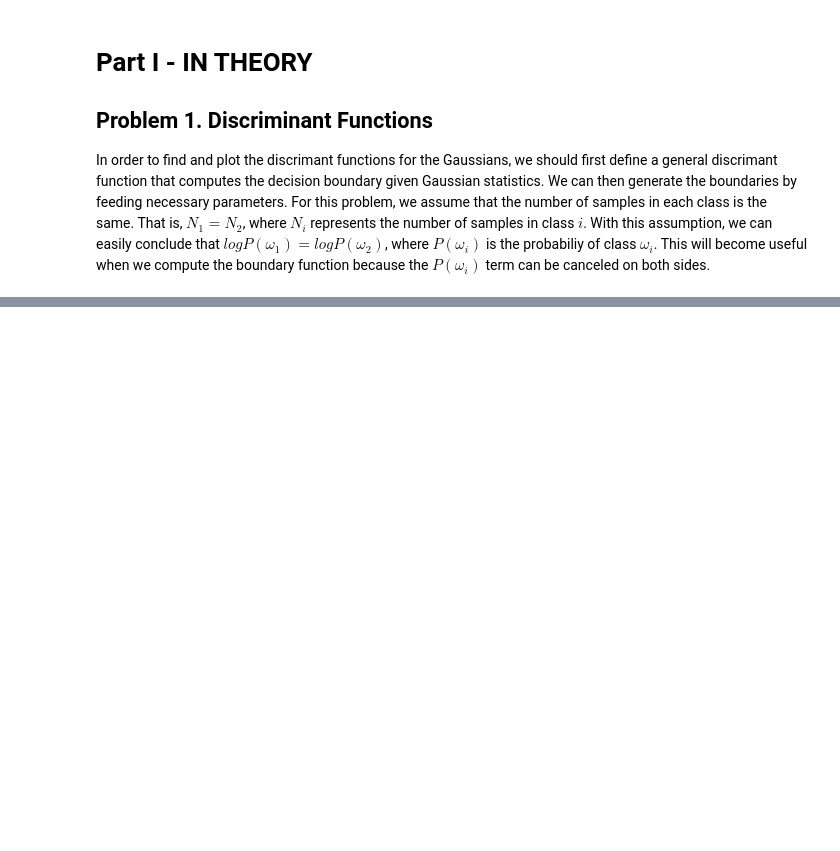
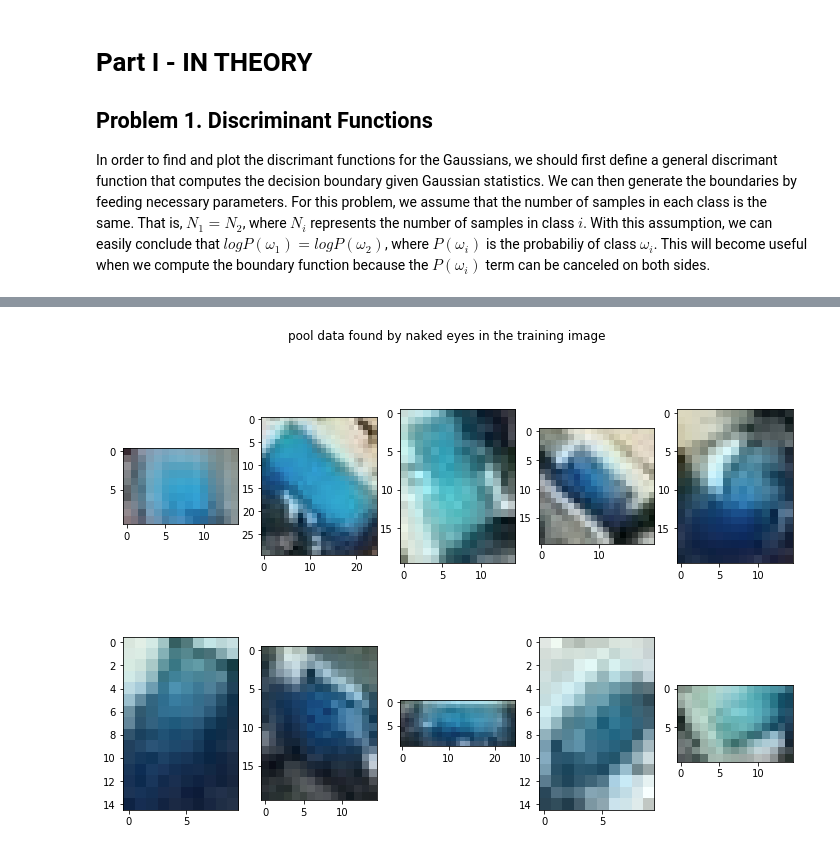
Before and after one commit to biggytruck/CS598PS, a Jupyter notebook: Problem_Set_3/Problem_Set_3.ipynb, the cells around one changed output, grey strips where cells are left out. Saved outputs shown, nothing was run; the diff lists cells and outputs as text; code cells hidden in the pictures; blank space fills up the shorter version.

```diff
--- a/Problem_Set_3/Problem_Set_3.ipynb
+++ b/Problem_Set_3/Problem_Set_3.ipynb
@@ -350,0 +415,88 @@ plt.show()
+# %%
+# load images
+train_img = mpimg.imread('ekalismall.png')
+test_img = mpimg.imread('ekalismall2.png')
+
+# display training data found by naked eyes
+raw_train_data = []
+idxs = np.array([[270, 280, 200, 215], [160, 190, 440, 465], [200, 220, 300,315], [140, 160, 635,655], \
+       [200, 220,665, 680], [425,440,560,570], [455,475,765,780], [670,680, 70,95],\
+        [580,595,395,405], [605,615,430,445]])
+plt.figure(figsize=(12,8))
+plt.suptitle('pool data found by naked eyes in the training image')
+for i, idx in enumerate(idxs):
+    r_min = idx[0]
+    r_max = idx[1]
+    c_min = idx[2]
+    c_max = idx[3]
+    d = train_img[r_min:r_max, c_min:c_max, :]
+    raw_train_data.append(d)
+    plt.subplot(2, len(idxs)/2, i+1)
+    plt.imshow(d)
+
+# get the top-left index for each 5-by-5 pool data
+pool_top_idx = []
+for idx in idxs:
+    for i in range(idx[0], idx[1], 5):
+        for j in range(idx[2], idx[3], 5):
+            pool_top_idx.append([i,j])
+
+# process data to get training data and label
+row,col,_ = train_img.shape
+im_train_data = [[],[]]
+for r in range(0, row//5*5-5, 5):
+    for c in range(0, col//5*5-5, 5):
+        img = train_img[r:r+5, c:c+5]
+        if [r,c] in pool_top_idx:
+            im_train_data[0].append(img)
+        else:
+            im_train_data[1].append(img)
+pool = np.array(im_train_data[0])
+non_pool = np.array(im_train_data[1])
+im_train_data = np.concatenate((pool, non_pool), axis=0)
+im_train_data = im_train_data.reshape((-1, 100))
+im_train_label = [np.zeros(len(pool)), np.ones(len(non_pool))]
+N = len(pool) + len(non_pool)
+im_prior = [len(pool)/N, len(non_pool)/N]
+
+# generate gaussians
+P_GC = Gaussian_clusters(im_train_data, im_train_label, k=75, cluster=2)
+P_GC.find_clusters()
+
+# process data to get testing data
+row,col,_ = test_img.shape
+r_grid = row//5*5-5
+c_grid = col//5*5-5
+im_test_data = []
+for r in range(0, r_grid, 5):
+    for c in range(0, c_grid, 5):
+        img = test_img[r:r+5, c:c+5]
+        im_test_data.append(img)
+im_test_data = np.array(im_test_data)
+im_test_data = im_test_data.reshape((-1, 100))
+im_test_pca = (P_GC.w_pca @ (im_test_data - P_GC.x_mean).T).T
+
+# compute Gaussian statistics
+pool_mean, non_pool_mean = P_GC.means
+pool_cov, non_pool_cov = P_GC.covs
+is_pool = []
+pool_prob = im_prior[0]*MN(im_test_pca, pool_mean, pool_cov)
+non_pool_prob = im_prior[1]*MN(im_test_pca, non_pool_mean, non_pool_cov)
+
+# predict whether a 5-by-5 area is a pool
+is_pool = np.zeros(len(im_test_pca))
+is_pool[np.where(pool_prob > non_pool_prob)[0]] = 1
+is_pool = is_pool.reshape(int(r_grid/5), int(c_grid/5))
+pred_img = test_img.copy()
+for r in range(0, r_grid, 5):
+    for c in range(0, c_grid, 5):
+        if (is_pool[int(r/5), int(c/5)] == 1):
+            pred_img[r:r+5, c:c+5] = [0,0,1.0,1.0]
+
+# plot the result
+plt.figure(figsize=(20,25))
+plt.subplot(121)
+plt.imshow(test_img)
+plt.subplot(122)
+plt.imshow(pred_img)
+# %% [output]
@@ -350,0 +504 @@ plt.show()
+[figure, added]
```
Also changed, not shown: parts of 29 cells of this notebook, 2 other files.
